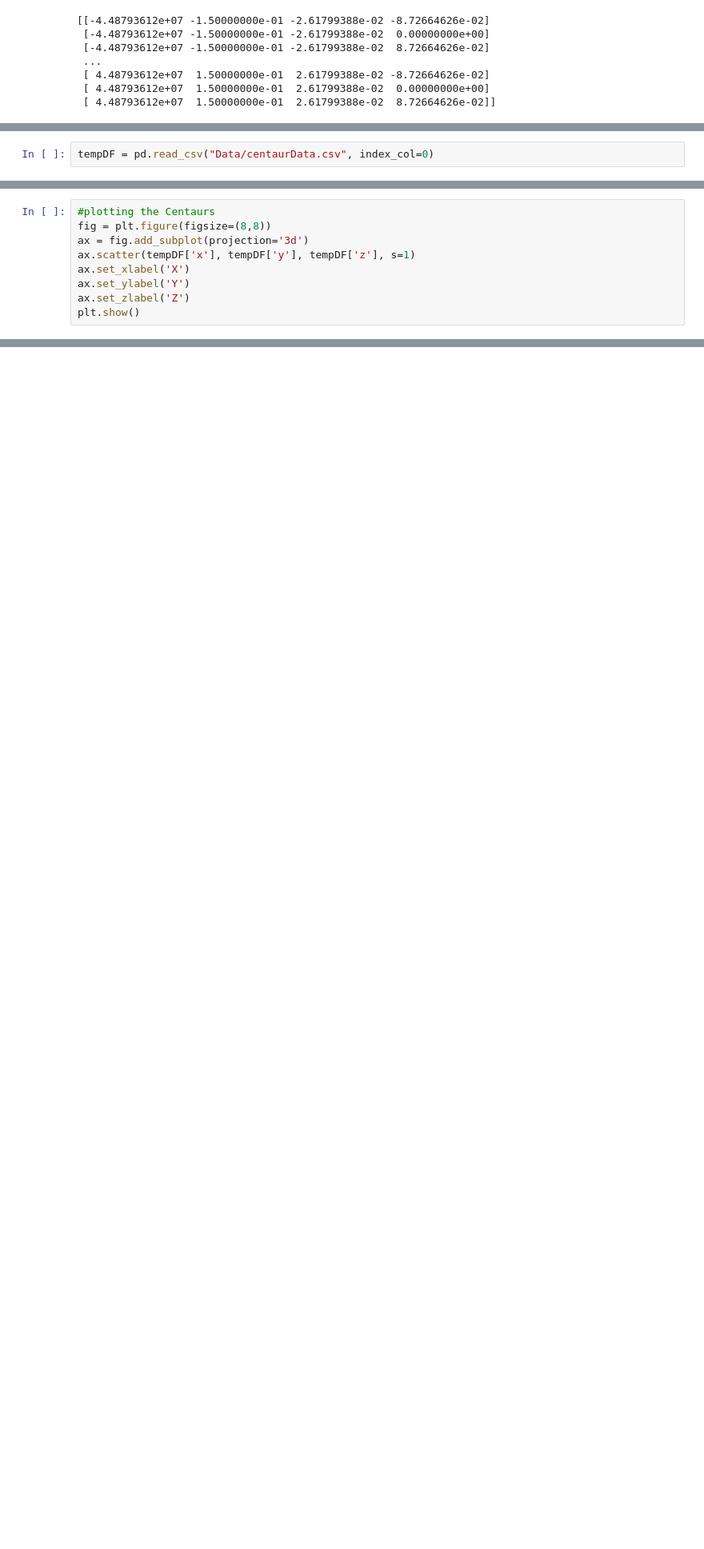
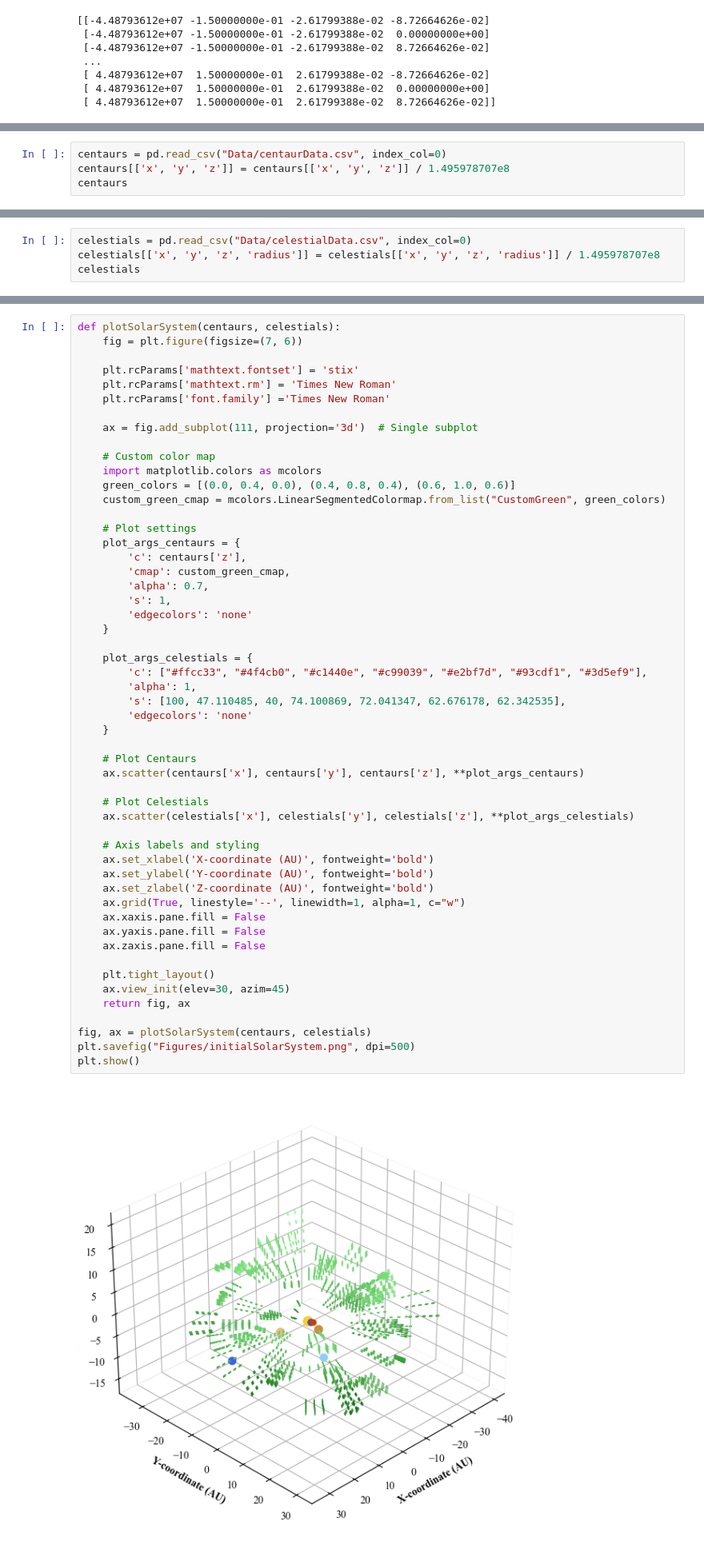
Before and after one commit to ThijsSpoor99/Project-Computational-Science, a Jupyter notebook: processCentaurs.ipynb, the cells around one changed output, grey strips where cells are left out. Shown at 80% size. Saved outputs shown, nothing was run; the diff lists cells and outputs as text; blank space fills up the shorter version.

Commit message:
Fixed the processCentaurs image generation again after the failed merge

```diff
--- a/processCentaurs.ipynb
+++ b/processCentaurs.ipynb
@@ -184,4 +184,6 @@ def kep_to_cart(DF):
 #Uncomment this to generate the dataset
 kep_to_cart(cloned_centaurs)
 # %%
-tempDF = pd.read_csv("Data/centaurData.csv", index_col=0)
+centaurs = pd.read_csv("Data/centaurData.csv", index_col=0)
+centaurs[['x', 'y', 'z']] = centaurs[['x', 'y', 'z']] / 1.495978707e8
+centaurs
@@ -204,9 +203,0 @@ tempDF
-# %%
-#plotting the Centaurs
-fig = plt.figure(figsize=(8,8))
-ax = fig.add_subplot(projection='3d')
-ax.scatter(tempDF['x'], tempDF['y'], tempDF['z'], s=1)
-ax.set_xlabel('X')
-ax.set_ylabel('Y')
-ax.set_zlabel('Z')
-plt.show()
@@ -322,0 +204,4 @@ additional_point_cloud_views(tempDF)
+# %%
+celestials = pd.read_csv("Data/celestialData.csv", index_col=0)
+celestials[['x', 'y', 'z', 'radius']] = celestials[['x', 'y', 'z', 'radius']] / 1.495978707e8
+celestials
@@ -322,0 +218,55 @@ additional_point_cloud_views(tempDF)
+# %%
+def plotSolarSystem(centaurs, celestials):
+    fig = plt.figure(figsize=(7, 6))
+
+    plt.rcParams['mathtext.fontset'] = 'stix'
+    plt.rcParams['mathtext.rm'] = 'Times New Roman'
+    plt.rcParams['font.family'] ='Times New Roman'
+
+    ax = fig.add_subplot(111, projection='3d')  # Single subplot
+
+    # Custom color map
+    import matplotlib.colors as mcolors
+    green_colors = [(0.0, 0.4, 0.0), (0.4, 0.8, 0.4), (0.6, 1.0, 0.6)]
+    custom_green_cmap = mcolors.LinearSegmentedColormap.from_list("CustomGreen", green_colors)
+
+    # Plot settings
+    plot_args_centaurs = {
+        'c': centaurs['z'],
+        'cmap': custom_green_cmap,
+        'alpha': 0.7,
+        's': 1,
+        'edgecolors': 'none'
+    }
+
+    plot_args_celestials = {
+        'c': ["#ffcc33", "#4f4cb0", "#c1440e", "#c99039", "#e2bf7d", "#93cdf1", "#3d5ef9"],
+        'alpha': 1,
+        's': [100, 47.110485, 40, 74.100869, 72.041347, 62.676178, 62.342535],
+        'edgecolors': 'none'
+    }
+
+    # Plot Centaurs
+    ax.scatter(centaurs['x'], centaurs['y'], centaurs['z'], **plot_args_centaurs)
+
+    # Plot Celestials
+    ax.scatter(celestials['x'], celestials['y'], celestials['z'], **plot_args_celestials)
+
+    # Axis labels and styling
+    ax.set_xlabel('X-coordinate (AU)', fontweight='bold')
+    ax.set_ylabel('Y-coordinate (AU)', fontweight='bold')
+    ax.set_zlabel('Z-coordinate (AU)', fontweight='bold')
+    ax.grid(True, linestyle='--', linewidth=1, alpha=1, c="w")
+    ax.xaxis.pane.fill = False
+    ax.yaxis.pane.fill = False
+    ax.zaxis.pane.fill = False
+
+    plt.tight_layout()
+    ax.view_init(elev=30, azim=45)
+    return fig, ax
+
+fig, ax = plotSolarSystem(centaurs, celestials)
+plt.savefig("Figures/initialSolarSystem.png", dpi=500)
+plt.show()
+# %% [output]
+[figure, added]
```
Also changed, not shown: parts of 8 cells of this notebook, 4 other files.
